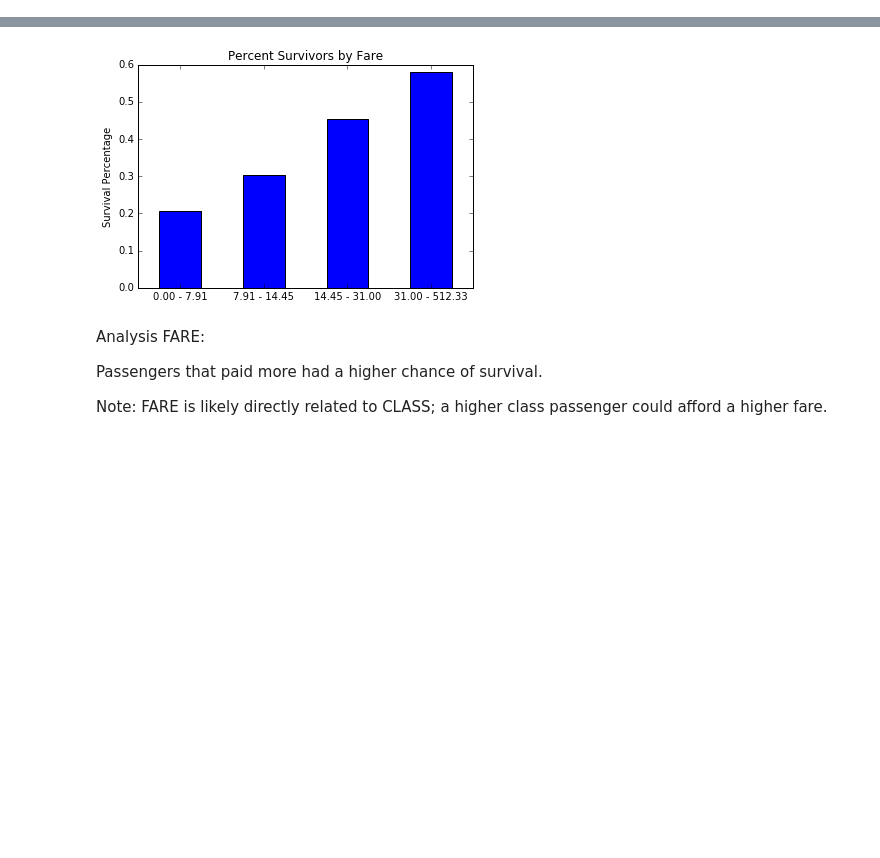
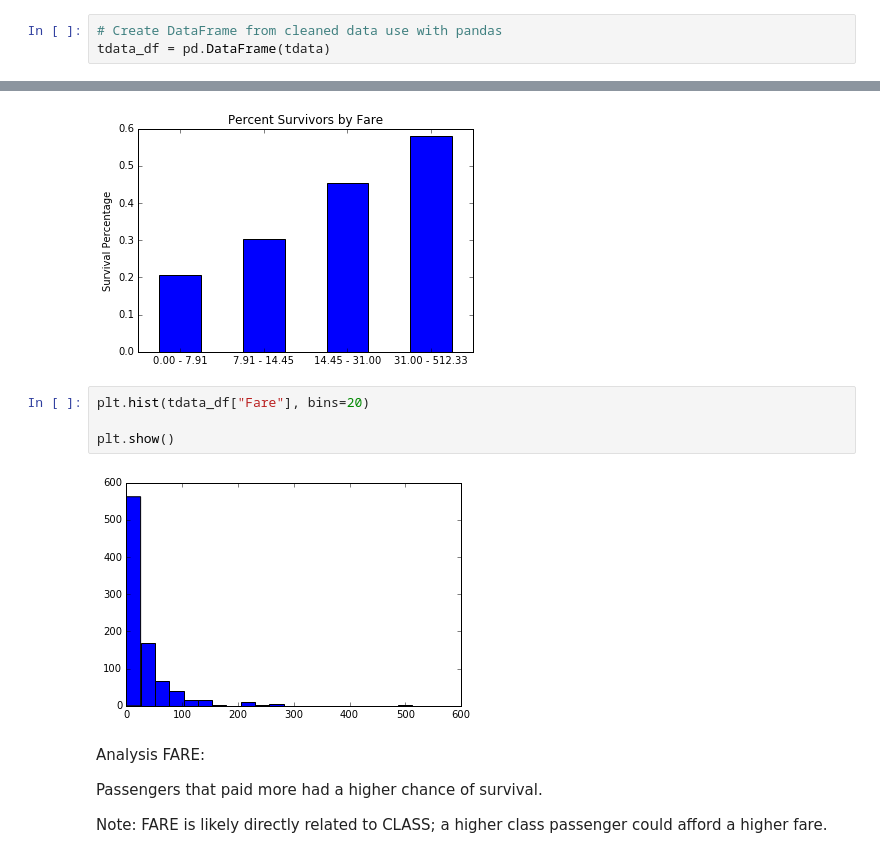
Before and after one commit to dcblum/TitanicDataSet, a Jupyter notebook: Titanic_Analysis.ipynb, the cells around one changed output, grey strips where cells are left out. Saved outputs shown, nothing was run; the diff lists cells and outputs as text; blank space fills up the shorter version.

Commit message:
add boxplot and histogram

```diff
--- a/Titanic_Analysis.ipynb
+++ b/Titanic_Analysis.ipynb
@@ -76,6 +73,9 @@ for data in tdata:
     data['Fare'] = parse_float(data['Fare'])
     data['Cabin'] = parse_string(data['Cabin'])
     data['Embarked'] = parse_string(data['Embarked'])
+# %%
+# Create DataFrame from cleaned data use with pandas
+tdata_df = pd.DataFrame(tdata)
 # %% [markdown]
 ## Define Universal Functions for Data Analysis
 # %%
@@ -335,6 +367,12 @@ plot_bar_values([num_fare_olq_per, num_fare_ilq_per, num_fare_iuq_per, num_fare_
                 "Fare")
 # %% [output]
 [figure]
+# %%
+plt.hist(tdata_df["Fare"], bins=20)
+
+plt.show()
+# %% [output]
+[figure, added]
 # %% [markdown]
 Analysis FARE:
 
```
Also changed, not shown: parts of 4 cells of this notebook, 1 other file.
